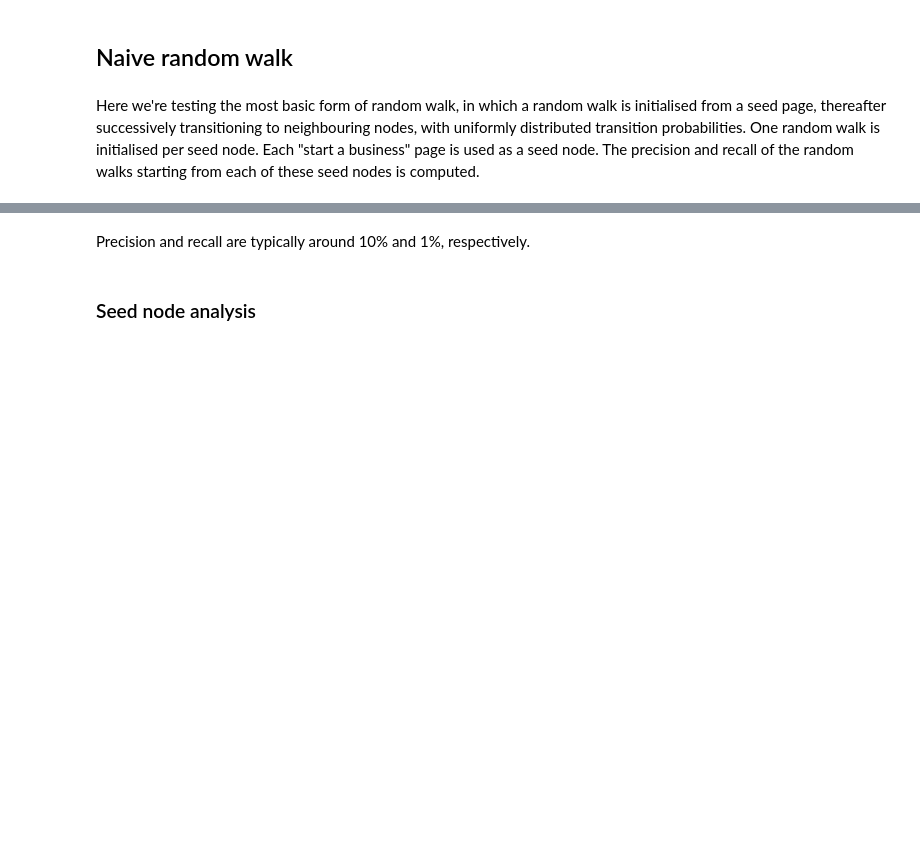
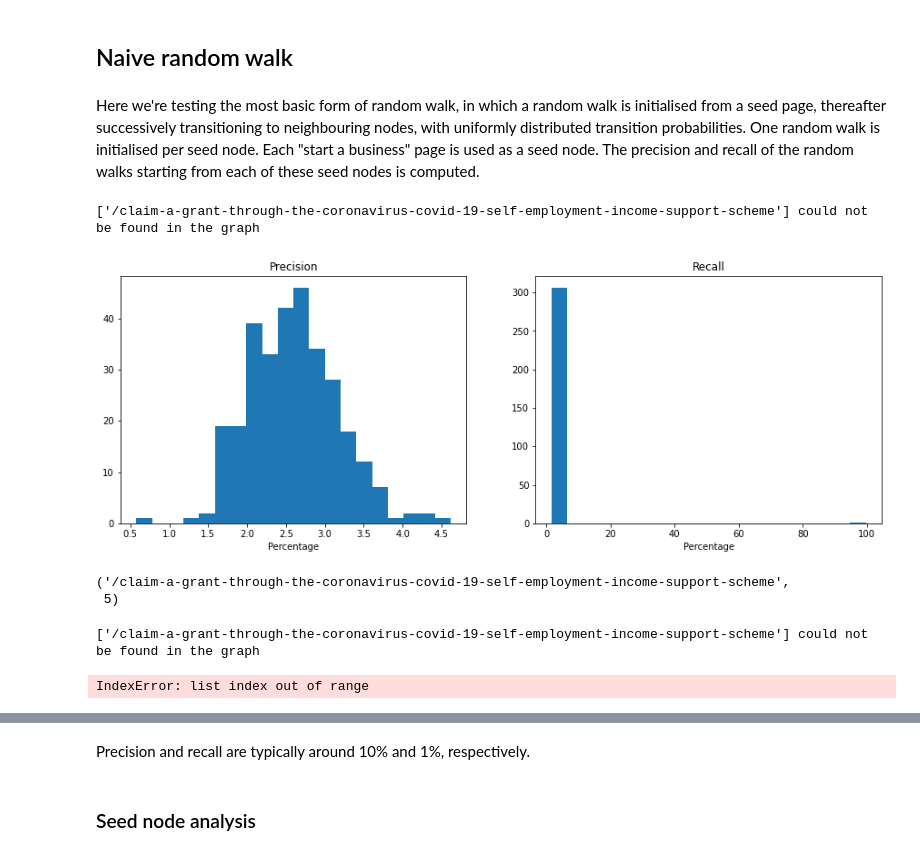
Before and after one commit to alphagov/govuk-wuj-network-analysis, a Jupyter notebook: notebooks/WUJ Community Detection.ipynb, the cells around one changed output, grey strips where cells are left out. Saved outputs shown, nothing was run; the diff lists cells and outputs as text; code cells hidden in the pictures; blank space fills up the shorter version.

```diff
--- a/notebooks/WUJ Community Detection.ipynb
+++ b/notebooks/WUJ Community Detection.ipynb
@@ -238,3 +108,30 @@ def random_walk_T(T, G, steps, seed, nodeData=False):
 ## Naive random walk
 # %% [markdown]
 Here we're testing the most basic form of random walk, in which a random walk is initialised from a seed page, thereafter successively transitioning to neighbouring nodes, with uniformly distributed transition probabilities. One random walk is initialised per seed node. Each "start a business" page is used as a seed node. The precision and recall of the random walks starting from each of these seed nodes is computed.
+# %%
+seed_paths = rw.repeat_random_walks(N=500, M=10, T=A, G=G, seed_pages=sab_pages, proba=False, combine='no', n_jobs=-2)
+scores = np.matrix([np.mean([rw.evaluate(sab_pages, path) for path in paths], axis=0) for paths in seed_paths])
+
+fig, ax = plt.subplots(1, 2, figsize=(15,5))
+ax[0].hist(scores[:,0], bins=20);
+ax[0].set_title("Precision");
+ax[0].set_xlabel("Percentage");
+ax[1].hist(scores[:,1], bins=20);
+ax[1].set_title("Recall");
+ax[1].set_xlabel("Percentage");
+# %% [output]
+['/claim-a-grant-through-the-coronavirus-covid-19-self-employment-income-support-scheme'] could not be found in the graph
+[figure, added]
+# %%
+from itertools import product
+list(product(sab_pages,list(range(10))))[2975]
+# %% [output]
+('/claim-a-grant-through-the-coronavirus-covid-19-self-employment-income-support-scheme',
+ 5)
+# %%
+results = rw.repeat_random_walks(N=300, M=1, T=A, G=G, seed_pages=sab_pages, proba=False, combine='no', n_jobs=1)
+seed_paths = results['pages_visited']
+scores = np.matrix([np.mean([rw.evaluate(results['seeds'], path) for path in paths], axis=0) for paths in seed_paths])
+# %% [output]
+['/claim-a-grant-through-the-coronavirus-covid-19-self-employment-income-support-scheme'] could not be found in the graph
+IndexError: list index out of range
```
Also changed, not shown: parts of 14 cells of this notebook, 4 other files.
